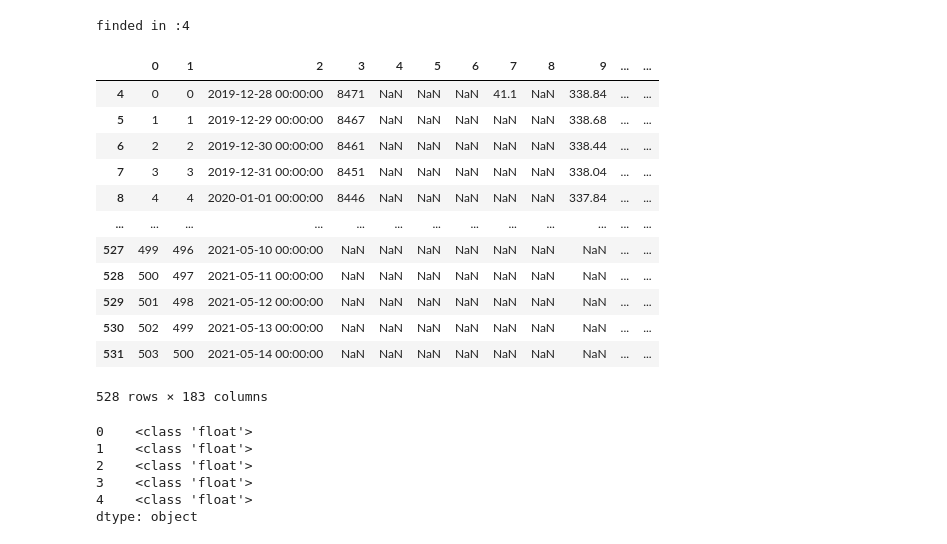
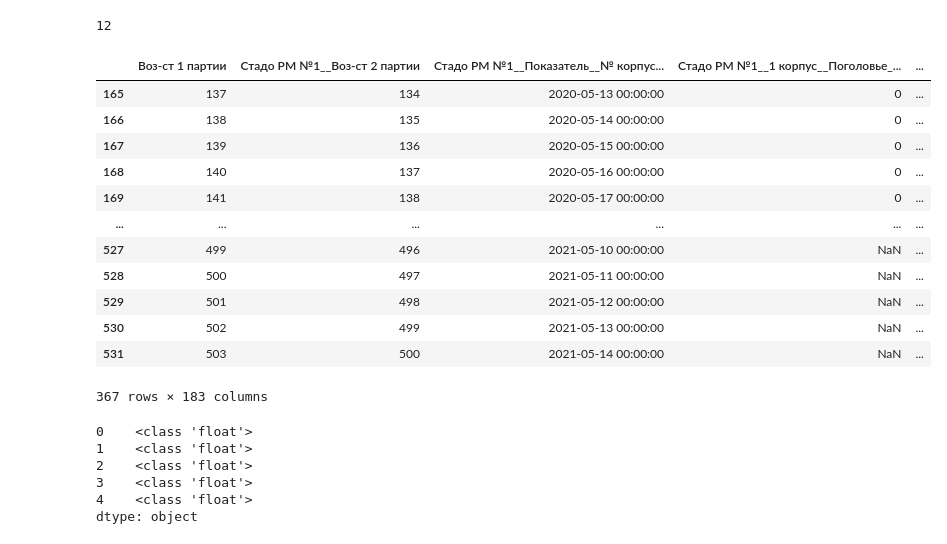
Before and after one commit to irumata/TableParser, a Jupyter notebook: Achitect_parser.ipynb, the cells around one changed output. Cells and saved outputs as stored; diff of their text form; code cells hidden in the pictures.

```diff
--- a/Achitect_parser.ipynb
+++ b/Achitect_parser.ipynb
@@ -100,7 +169,7 @@ class TestTableParser(TableParser.TableParserItem):
 # df = pd.read_csv("file44.csv",encoding='unicode_escape',header=None)
 # testTableParser.fix_xlsx('file1.xlsx')
 testTableParser = TestTableParser()
-df = pd.read_excel("file1.xlsx",header=None)
+df = pd.read_excel("file22.xlsx",header=None)
 print(df.shape)
 df = testTableParser.all_action(df)
 df
@@ -124,31 +208,30 @@ False
 # %%
-#######################
-# start of useful data#
-#######################
-df = pd.read_excel("file22.xlsx",header=None)
-start_point = 0
-for i in range(df.shape[0]):
-    if len(pd.to_numeric(df.iloc[i,:],errors='coerce').dropna()) != 0:
-        print("finded in :"+ str(i))
-        start_point = i
-        break
-df_data = df.iloc[start_point:,:]
+start_point = 12
+print(start_point)
+
+topic = df.iloc[:start_point,:].fillna(method='ffill',axis=1)
+list_topic = []
+for i in range(topic.shape[1]):
+    list_topic.append("__".join(list(topic.iloc[:,i].astype(str))).replace("__nan","").replace("nan__",""))
+
+df_data = df.iloc[start_point:]
+df_data.columns = list_topic
 df_data
 # %% [output]
-finded in :4
+12
-|  | 0 | 1 | 2 | 3 | 4 | 5 | 6 | 7 | 8 | 9 | ... | ... |
-| 4 | 0 | 0 | 2019-12-28 00:00:00 | 8471 | NaN | NaN | NaN | 41.1 | NaN | 338.84 | ... | ... |
-| 5 | 1 | 1 | 2019-12-29 00:00:00 | 8467 | NaN | NaN | NaN | NaN | NaN | 338.68 | ... | ... |
-| 6 | 2 | 2 | 2019-12-30 00:00:00 | 8461 | NaN | NaN | NaN | NaN | NaN | 338.44 | ... | ... |
-| 7 | 3 | 3 | 2019-12-31 00:00:00 | 8451 | NaN | NaN | NaN | NaN | NaN | 338.04 | ... | ... |
-| 8 | 4 | 4 | 2020-01-01 00:00:00 | 8446 | NaN | NaN | NaN | NaN | NaN | 337.84 | ... | ... |
-| ... | ... | ... | ... | ... | ... | ... | ... | ... | ... | ... | ... | ... |
-| 527 | 499 | 496 | 2021-05-10 00:00:00 | NaN | NaN | NaN | NaN | NaN | NaN | NaN | ... | ... |
-| 528 | 500 | 497 | 2021-05-11 00:00:00 | NaN | NaN | NaN | NaN | NaN | NaN | NaN | ... | ... |
-| 529 | 501 | 498 | 2021-05-12 00:00:00 | NaN | NaN | NaN | NaN | NaN | NaN | NaN | ... | ... |
-| 530 | 502 | 499 | 2021-05-13 00:00:00 | NaN | NaN | NaN | NaN | NaN | NaN | NaN | ... | ... |
-| 531 | 503 | 500 | 2021-05-14 00:00:00 | NaN | NaN | NaN | NaN | NaN | NaN | NaN | ... | ... |
+|  | Воз-ст 1 партии | Стадо РМ №1__Воз-ст 2 партии | Стадо РМ №1__Показатель__№ корпус... | Стадо РМ №1__1 корпус__Поголовье_... | ... |
+| 165 | 137 | 134 | 2020-05-13 00:00:00 | 0 | ... |
+| 166 | 138 | 135 | 2020-05-14 00:00:00 | 0 | ... |
+| 167 | 139 | 136 | 2020-05-15 00:00:00 | 0 | ... |
+| 168 | 140 | 137 | 2020-05-16 00:00:00 | 0 | ... |
+| 169 | 141 | 138 | 2020-05-17 00:00:00 | 0 | ... |
+| ... | ... | ... | ... | ... | ... |
+| 527 | 499 | 496 | 2021-05-10 00:00:00 | NaN | ... |
+| 528 | 500 | 497 | 2021-05-11 00:00:00 | NaN | ... |
+| 529 | 501 | 498 | 2021-05-12 00:00:00 | NaN | ... |
+| 530 | 502 | 499 | 2021-05-13 00:00:00 | NaN | ... |
+| 531 | 503 | 500 | 2021-05-14 00:00:00 | NaN | ... |
-528 rows × 183 columns
+367 rows × 183 columns
 # %%
 df = pd.read_excel("file44.xlsx",header=None)
 s = pd.Series([234.0,32.9,1,4,14])
```
Also changed, not shown: parts of 4 cells of this notebook.
